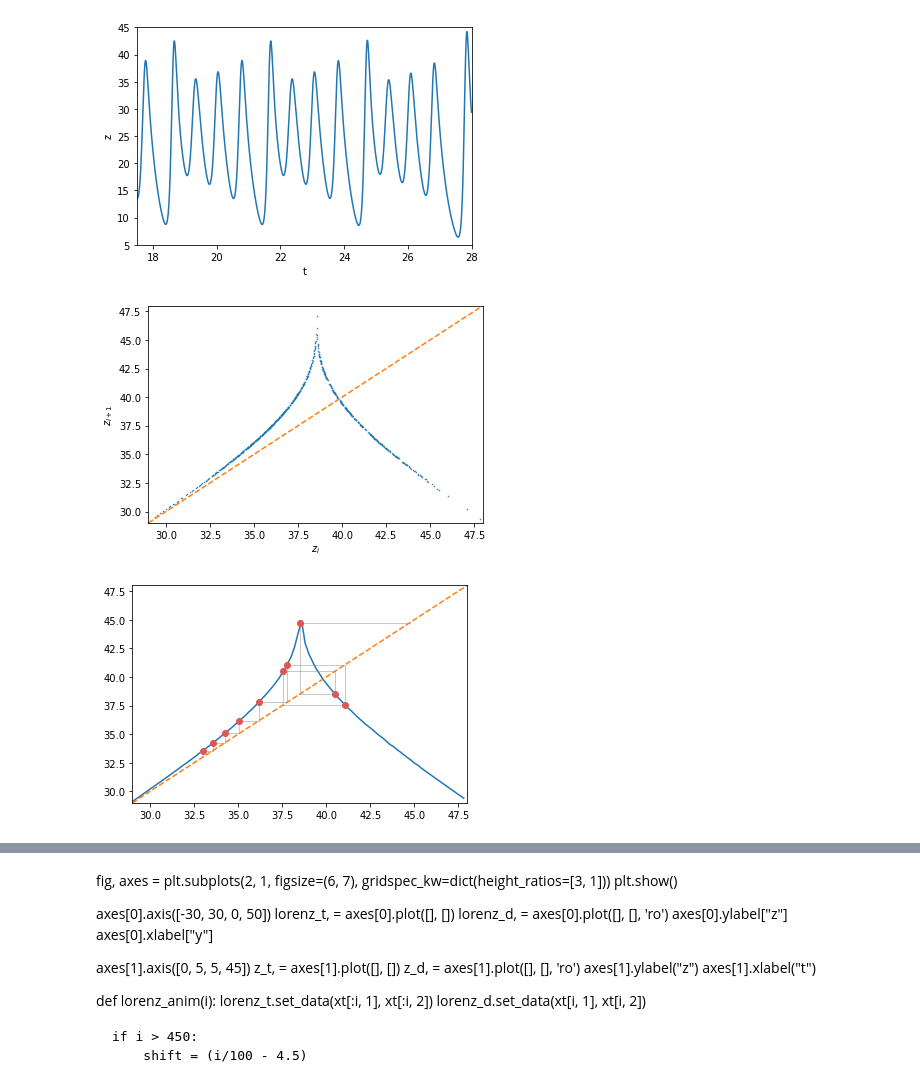
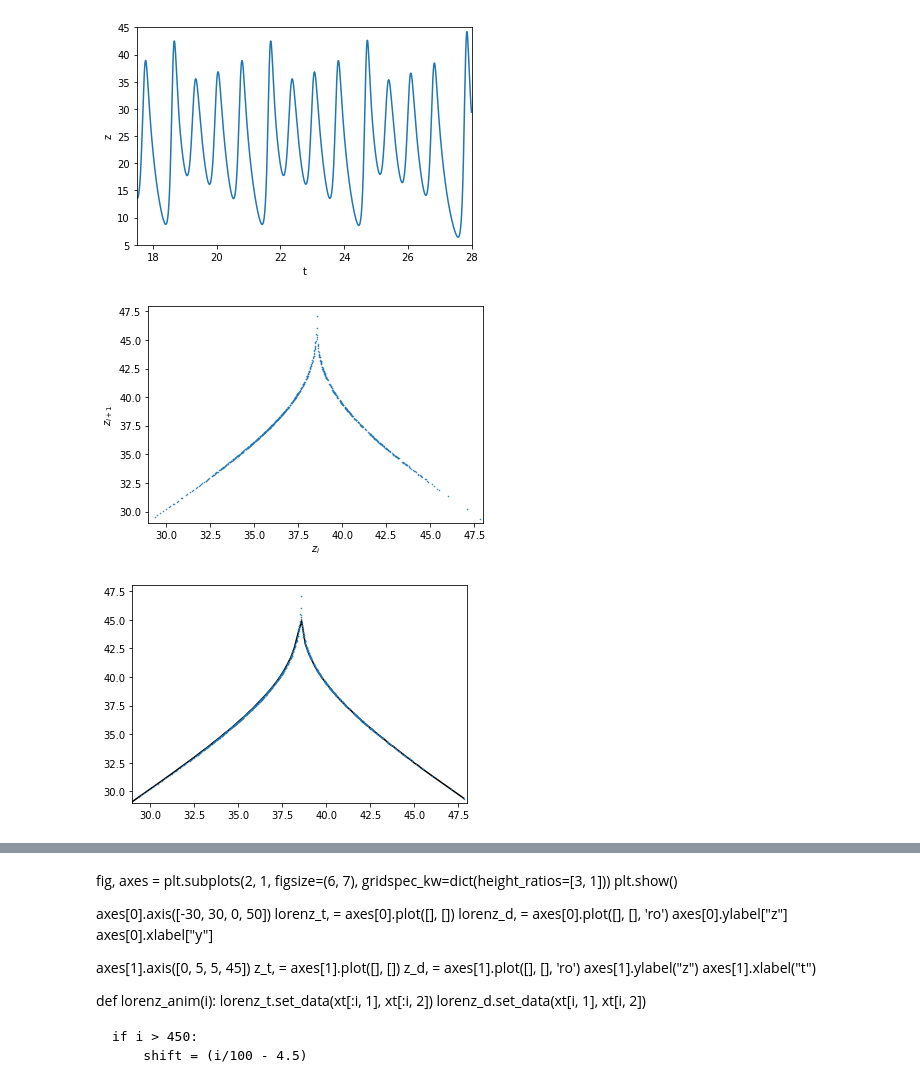
Before and after one commit to ekiMGlz/lyapunov-exp, a Jupyter notebook: lorenz.ipynb, the cells around one changed output, grey strips where cells are left out. Cells and saved outputs as stored; diff of their text form; code cells hidden in the pictures.

```diff
--- a/lorenz.ipynb
+++ b/lorenz.ipynb
@@ -38,31 +38,21 @@ z = zt[:,2]
 max_z = [z for zp, z, zn in zip(z, z[1:], z[2:]) if zp < z and z > zn]
 # %%
 plt.plot(max_z[:-1], max_z[1:], 'o', ms=0.5)
-plt.plot([29, 48], [29, 48], '--')
 plt.axis([29, 48, 29, 48])
 plt.xlabel("$z_{i}$")
 plt.ylabel("$z_{i+1}$")
 plt.show()
 # %% [output]
-[figure, old version]
+[figure, new version]
 # %%
 f = interpolate.interp1d(max_z[:-1], max_z[1:], 'slinear', fill_value='extrapolate')
 x = np.arange(29, 48, 0.2)
 
-plt.plot(x, f(x))
-plt.plot([29, 48], [29, 48], '--')
+plt.plot(x, f(x), "xkcd:black")
+plt.plot(max_z[:-1], max_z[1:], 'o', ms=0.5)
 plt.axis([29, 48, 29, 48])
-
-iterations = 10
-x_k = 33
-
-for i in range(iterations):
-    x_k1 = f(x_k)
-    plt.plot([x_k, x_k],[x_k, x_k1], color="xkcd:grey", lw=0.5)
-    plt.plot([x_k, x_k1], [x_k1, x_k1], color="xkcd:grey", lw=0.5)
-    plt.plot(x_k, x_k1, 'o', color="xkcd:pastel red")
-    x_k = x_k1
-
+plt.xlabel("$z_{i}$")
+plt.ylabel("$z_{i+1}$")
 plt.show()
 # %% [output]
-[figure, old version]
+[figure, new version]
```
Also changed, not shown: parts of 6 cells of this notebook.
